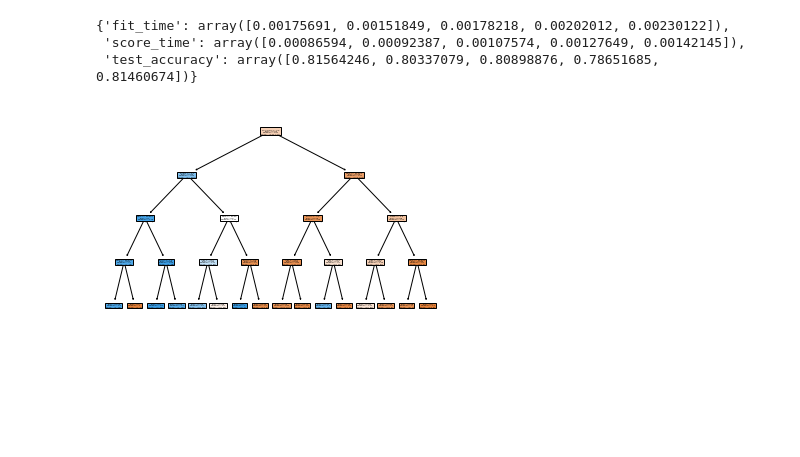
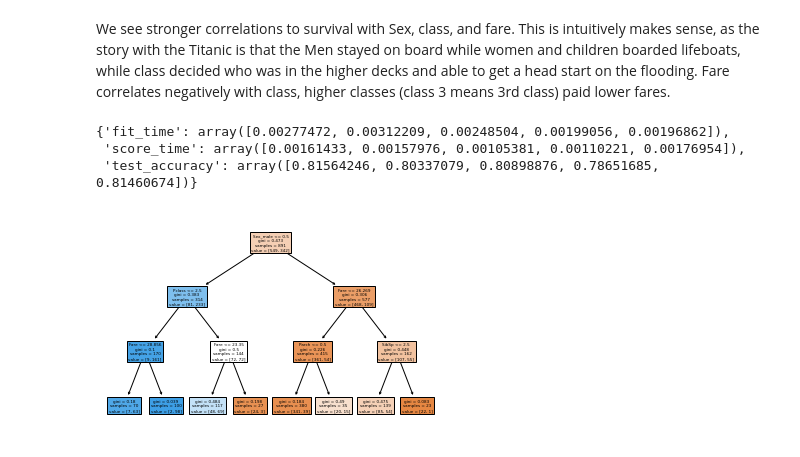
Before and after one commit to ryanmahan/kaggle, a Jupyter notebook: titanic.ipynb, the cells around one changed output. Saved outputs shown, nothing was run; the diff lists cells and outputs as text; code cells hidden in the pictures; blank space fills up the shorter version.

```diff
--- a/titanic.ipynb
+++ b/titanic.ipynb
@@ -17,7 +25,7 @@ def one_hot(df, column_name):
     df = pd.concat([df, dummies], 1);
     return df
 
-x = df.drop(["Name", "Survived", "Ticket", "Cabin", "PassengerId"], 1)
+x = df.drop(["Name", "Ticket", "Cabin", "PassengerId"], 1)
 x["Age"].fillna(0, inplace=True);
 x = one_hot(x, "Sex");
 x = one_hot(x, "Embarked");
@@ -37,16 +59,20 @@ x.head(10)
+# %% [markdown]
+We see stronger correlations to survival with Sex, class, and fare. This is intuitively makes sense, as the story with the Titanic is that the Men stayed on board while women and children boarded lifeboats, while class decided who was in the higher decks and able to get a head start on the flooding. Fare correlates negatively with class, higher classes (class 3 means 3rd class) paid lower fares.
 # %%
 from sklearn import tree;
 from sklearn.model_selection import cross_validate;
 
 y = df["Survived"]
+x = x.drop("Survived", 1)
 clf = tree.DecisionTreeClassifier(max_depth=3)
 # clf.fit(x, y)
 cross_validate(clf, x, y, scoring=["accuracy"])
 # %% [output]
-{'fit_time': array([0.00175691, 0.00151849, 0.00178218, 0.00202012, 0.00230122]),
- 'score_time': array([0.00086594, 0.00092387, 0.00107574, 0.00127649, 0.00142145]),
+{'fit_time': array([0.00277472, 0.00312209, 0.00248504, 0.00199056, 0.00196862]),
+ 'score_time': array([0.00161433, 0.00157976, 0.00105381, 0.00110221, 0.00176954]),
  'test_accuracy': array([0.81564246, 0.80337079, 0.80898876, 0.78651685, 0.81460674])}
 # %%
+clf.fit(x, y)
 dot_data = tree.plot_tree(clf, feature_names=x.columns, filled=True)
 # %% [output]
-[figure, old version]
+[figure, new version]
```
Also changed, not shown: parts of 4 cells of this notebook.
